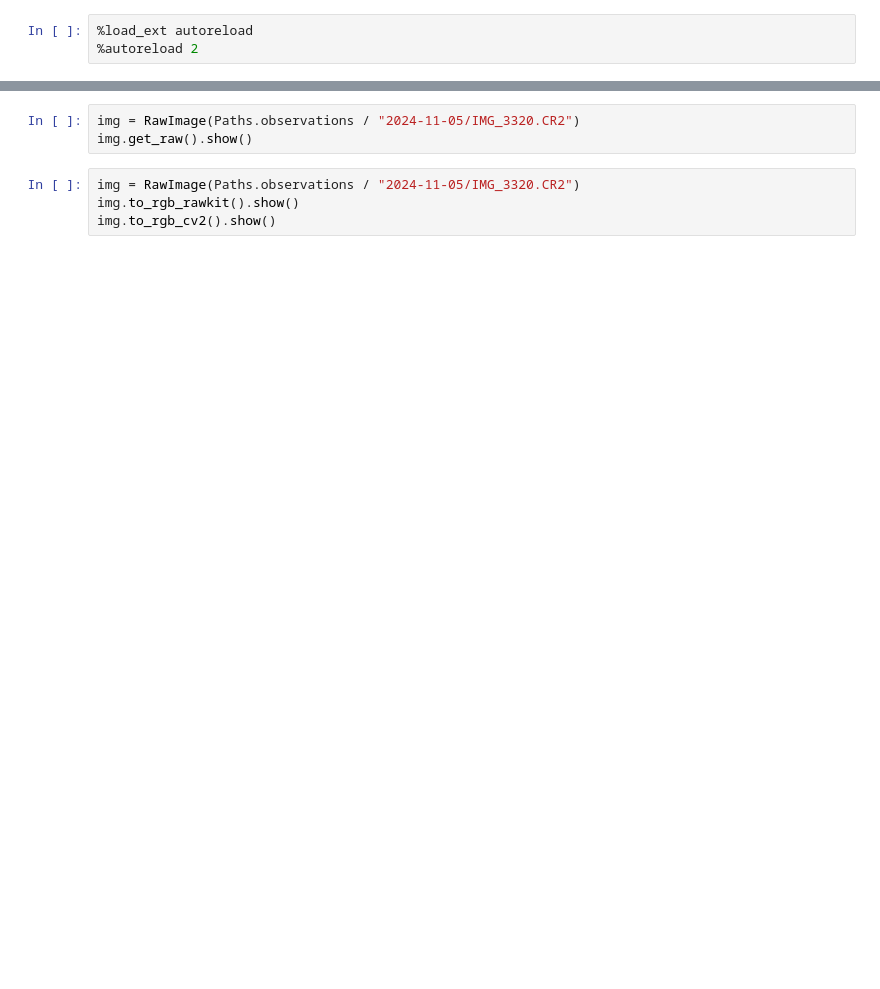
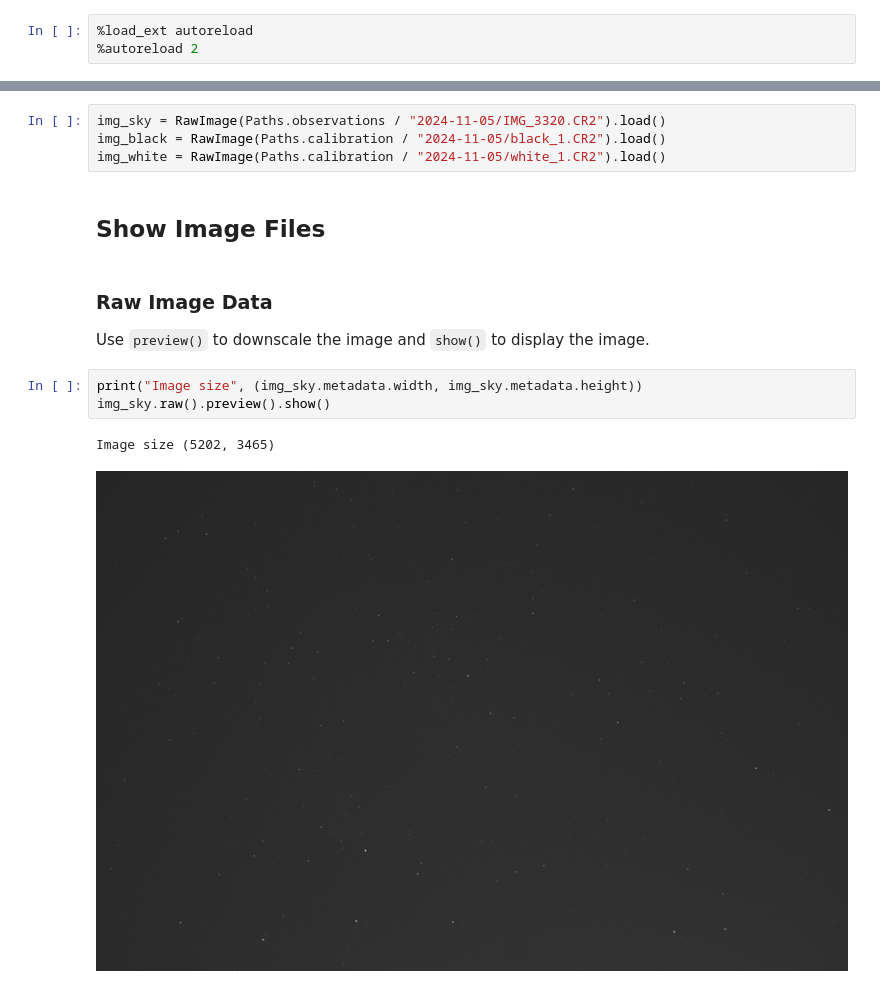
Before and after one commit to bischoff-m/stellar-statistics, a Jupyter notebook: src/demo.ipynb, the cells around one changed output, grey strips where cells are left out. Saved outputs shown, nothing was run; the diff lists cells and outputs as text; blank space fills up the shorter version.

```diff
--- a/src/demo.ipynb
+++ b/src/demo.ipynb
@@ -15,10 +16,19 @@ df.head()
 | 2 | calibration/2024-11-05/white_1.CR2 | 5202 | 3465 | 18.0 | 3.5 | 10.000000 | 6400 | 2024-11-05 00:48:41 | Canon EOS 1200D |
 | 3 | observations/2024-11-05/IMG_3316.CR2 | 5202 | 3465 | 18.0 | 3.5 | 10.000000 | 6400 | 2024-11-05 00:12:22 | Canon EOS 1200D |
 | 4 | observations/2024-11-05/IMG_3318.CR2 | 5202 | 3465 | 18.0 | 3.5 | 10.000000 | 6400 | 2024-11-05 00:18:32 | Canon EOS 1200D |
-# %%
-img = RawImage(Paths.observations / "2024-11-05/IMG_3320.CR2")
-img.get_raw().show()
-# %%
-img = RawImage(Paths.observations / "2024-11-05/IMG_3320.CR2")
-img.to_rgb_rawkit().show()
-img.to_rgb_cv2().show()
+# %%
+img_sky = RawImage(Paths.observations / "2024-11-05/IMG_3320.CR2").load()
+img_black = RawImage(Paths.calibration / "2024-11-05/black_1.CR2").load()
+img_white = RawImage(Paths.calibration / "2024-11-05/white_1.CR2").load()
+# %% [markdown]
+## Show Image Files
+# %% [markdown]
+### Raw Image Data
+
+Use `preview()` to downscale the image and `show()` to display the image.
+# %%
+print("Image size", (img_sky.metadata.width, img_sky.metadata.height))
+img_sky.raw().preview().show()
+# %% [output]
+Image size (5202, 3465)
+[figure, added]
```
Also changed, not shown: parts of 9 cells of this notebook, 7 other files.
